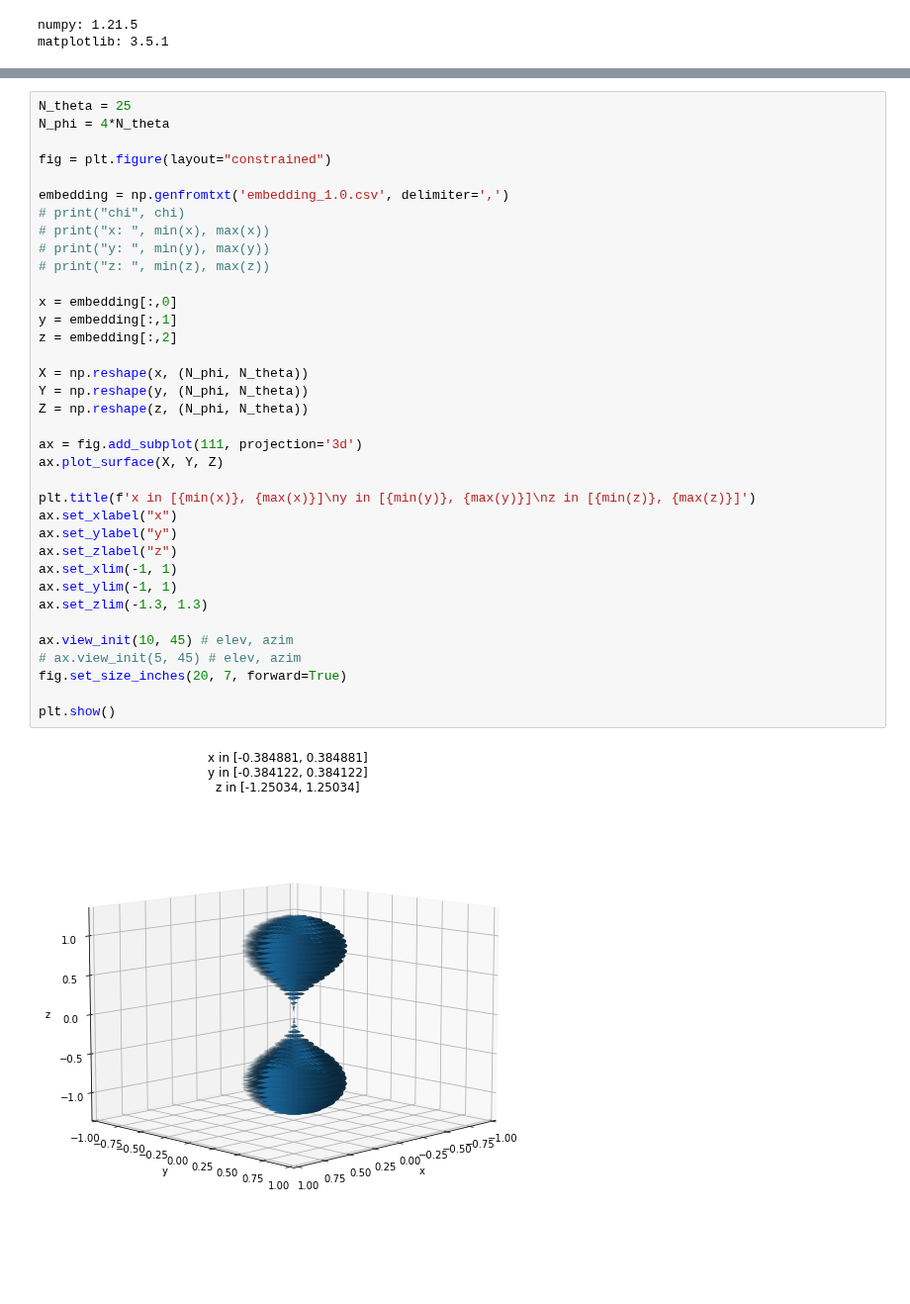
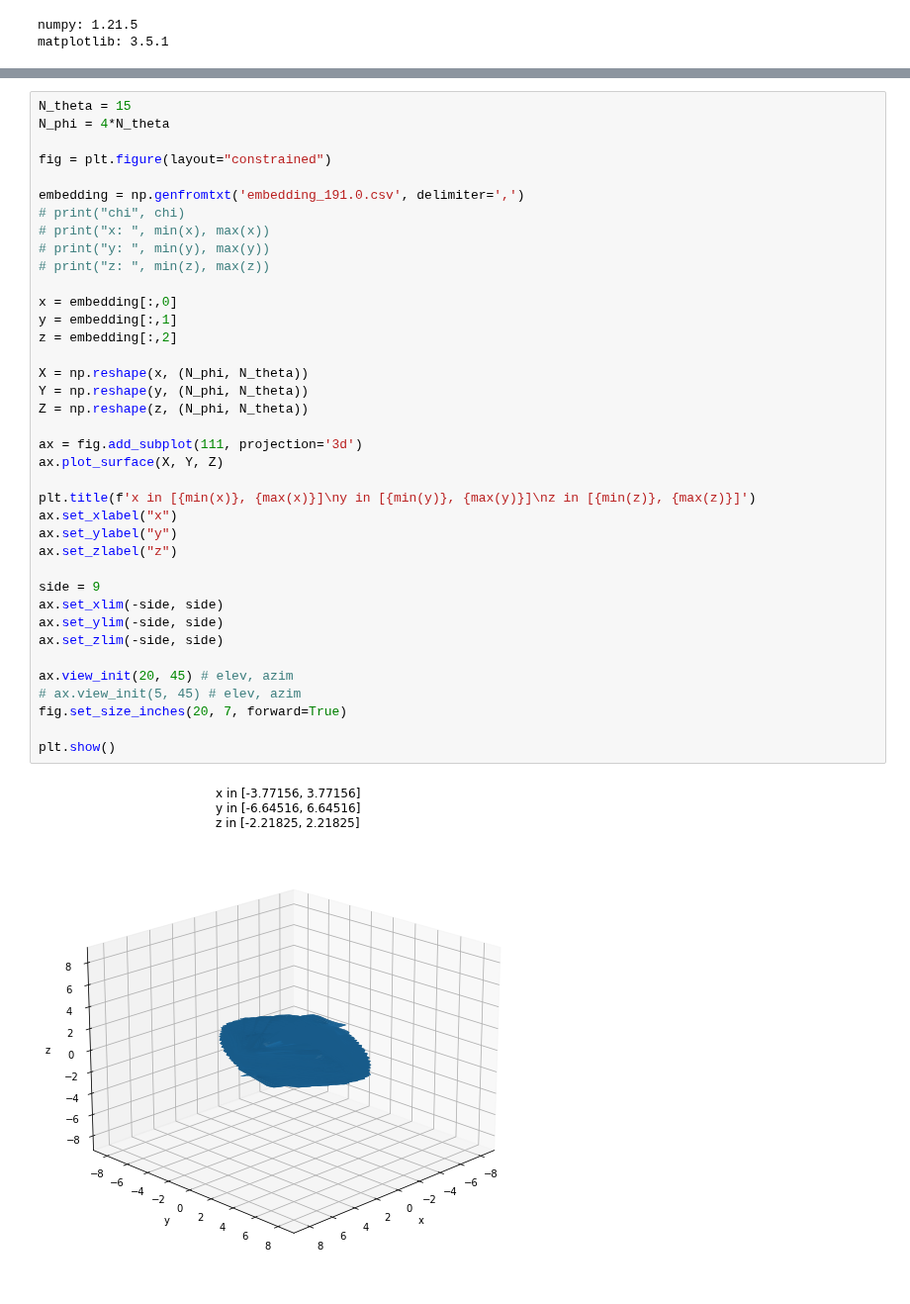
Before and after one commit to iago-mendes/eucled, a Jupyter notebook: src/exercises/08-embedding/assets/plots.ipynb, the cells around one changed output, grey strips where cells are left out. Shown at 99% size. Drawn from its saved outputs; the diff is of its cells as text.

```diff
--- a/src/exercises/08-embedding/assets/plots.ipynb
+++ b/src/exercises/08-embedding/assets/plots.ipynb
@@ -216,38 +210,40 @@ plt.show()
 # %%
-N_theta = 25
+N_theta = 15
 N_phi = 4*N_theta
 
 fig = plt.figure(layout="constrained")
 
-embedding = np.genfromtxt('embedding_1.0.csv', delimiter=',')
+embedding = np.genfromtxt('embedding_191.0.csv', delimiter=',')
 # print("chi", chi)
 # print("x: ", min(x), max(x))
 # print("y: ", min(y), max(y))
 # print("z: ", min(z), max(z))
 
 x = embedding[:,0]
 y = embedding[:,1]
 z = embedding[:,2]
 
 X = np.reshape(x, (N_phi, N_theta))
 Y = np.reshape(y, (N_phi, N_theta))
 Z = np.reshape(z, (N_phi, N_theta))
 
 ax = fig.add_subplot(111, projection='3d')
 ax.plot_surface(X, Y, Z)
 
 plt.title(f'x in [{min(x)}, {max(x)}]\ny in [{min(y)}, {max(y)}]\nz in [{min(z)}, {max(z)}]')
 ax.set_xlabel("x")
 ax.set_ylabel("y")
 ax.set_zlabel("z")
-ax.set_xlim(-1, 1)
-ax.set_ylim(-1, 1)
-ax.set_zlim(-1.3, 1.3)
 
-ax.view_init(10, 45) # elev, azim
+side = 9
+ax.set_xlim(-side, side)
+ax.set_ylim(-side, side)
+ax.set_zlim(-side, side)
+
+ax.view_init(20, 45) # elev, azim
 # ax.view_init(5, 45) # elev, azim
 fig.set_size_inches(20, 7, forward=True)
 
 plt.show()
 # %% [output]
-[figure, old version]
+[figure, new version]
```
Also changed, not shown: parts of 5 cells of this notebook, 1 other file.
